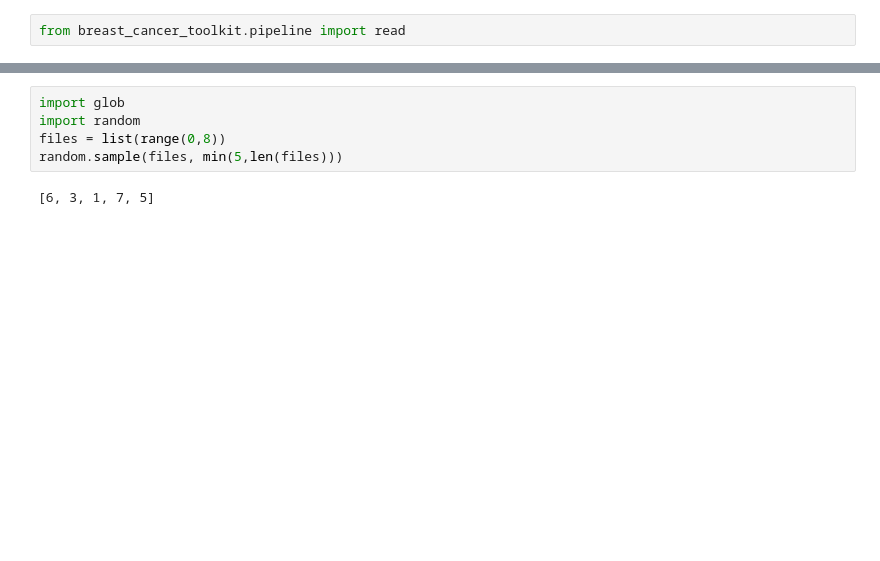
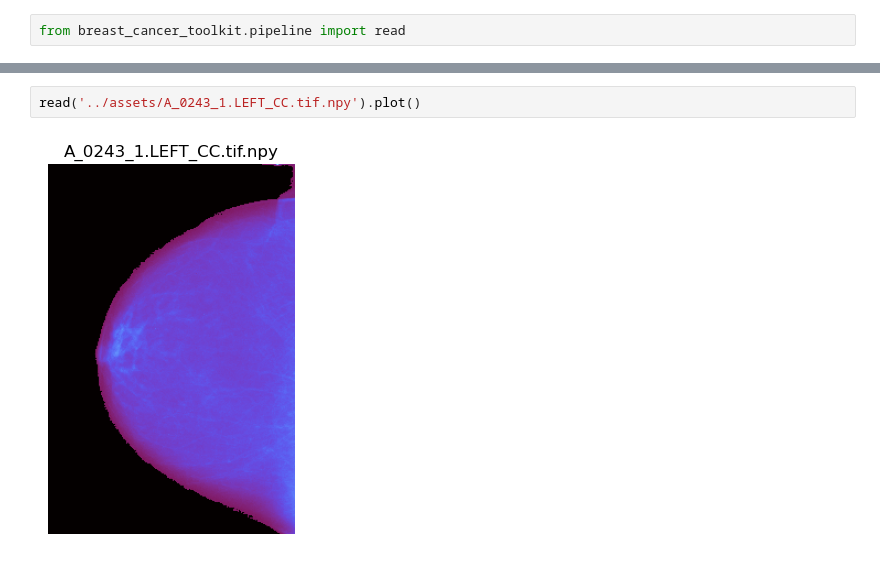
Before and after one commit to sanchezcarlosjr/breast-cancer-toolkit, a Jupyter notebook: notebooks/getting-started.ipynb, the cells around one changed output, grey strips where cells are left out. Cells and saved outputs as stored; diff of their text form; blank space fills up the shorter version.

Commit message:
feat: show images

```diff
--- a/notebooks/getting-started.ipynb
+++ b/notebooks/getting-started.ipynb
@@ -15,7 +15,4 @@ read('../assets/D_4606_1.LEFT_CC.LJPEG.tiff').plot()
-# %%
-import glob
-import random
-files = list(range(0,8))
-random.sample(files, min(5,len(files)))
-# %% [output]
-[6, 3, 1, 7, 5]
+# %%
+read('../assets/A_0243_1.LEFT_CC.tif.npy').plot()
+# %% [output]
+[figure, added]
```
Also changed, not shown: parts of 2 cells of this notebook, 3 other files.
